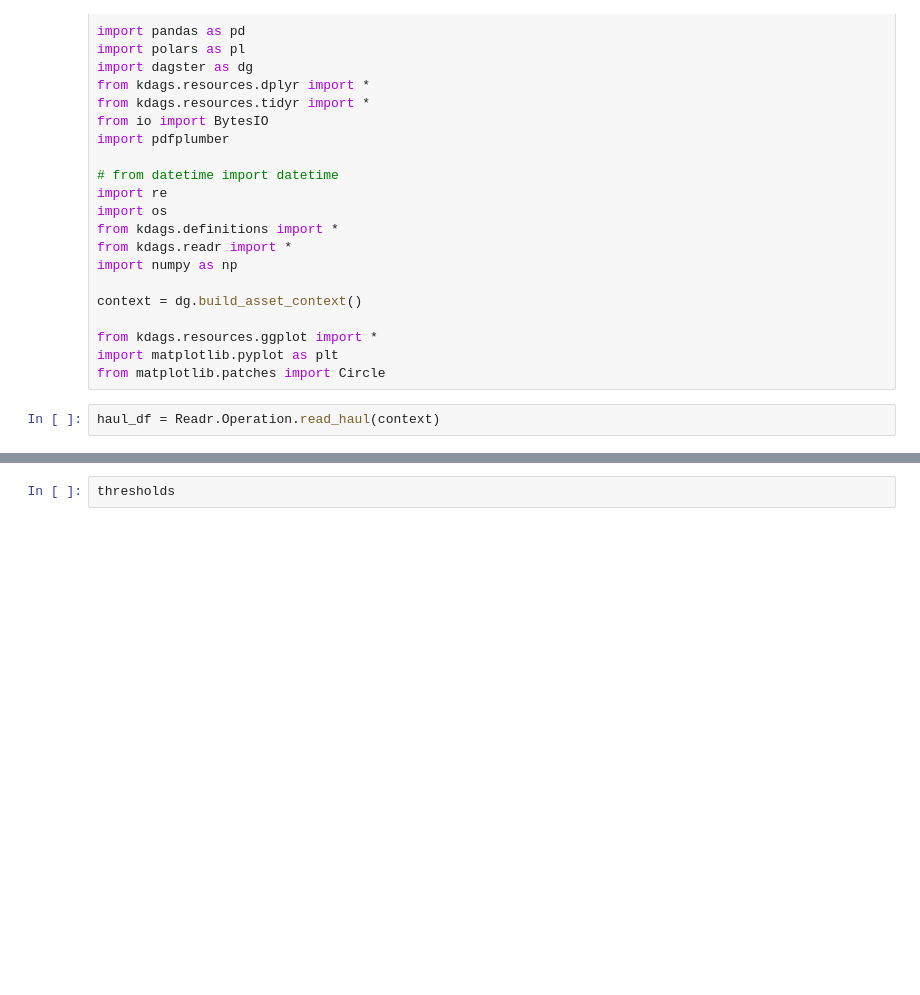
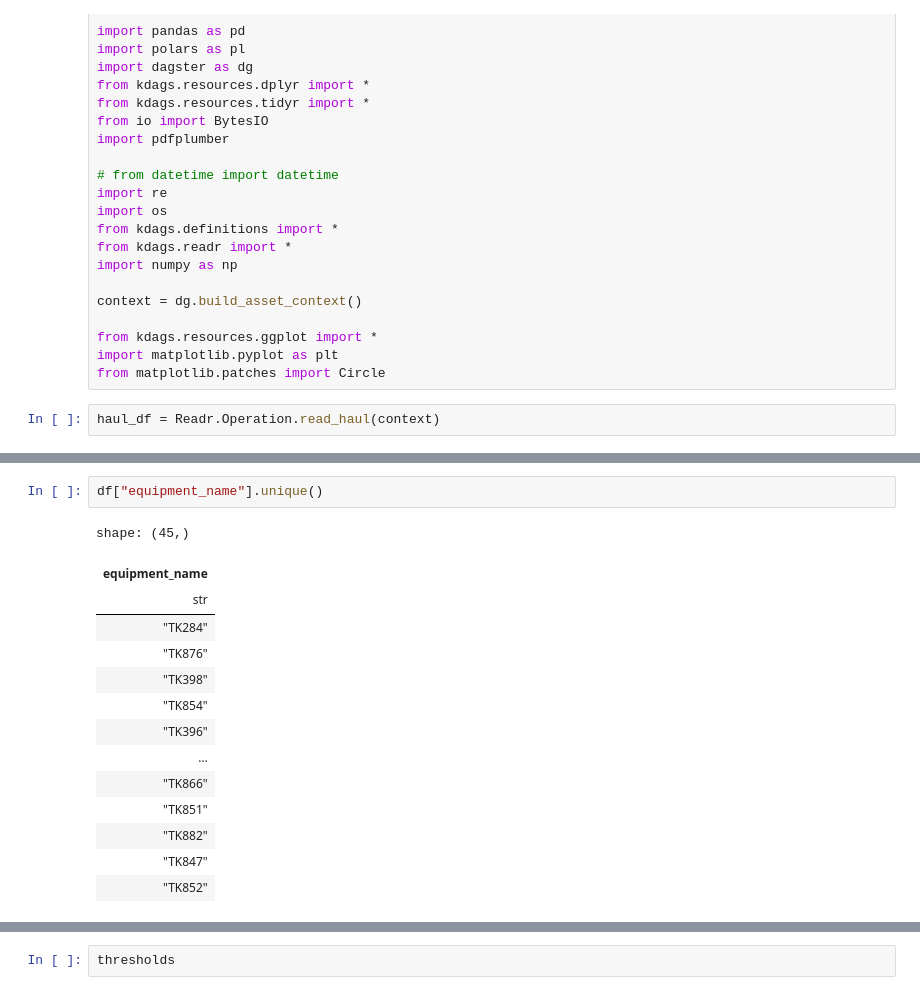
Before and after one commit to cecilvega/kbook, a Jupyter notebook: operation/plm.ipynb, the cells around one changed output, grey strips where cells are left out. Cells and saved outputs as stored; diff of their text form; blank space fills up the shorter version.

```diff
--- a/operation/plm.ipynb
+++ b/operation/plm.ipynb
@@ -79,6 +72,23 @@ shape: (1_183_732, 37)
 | 350.83 | "TK883" | 1.121843 | 157.0 | 268.32 | 1466 | ... |
 | 360.64 | "TK883" | 1.37052 | 157.0 | 299.46 | 4410 | ... |
 | 271.0 | "TK883" | 0.103472 | 157.11 | 227.85 | 1458 | ... |
+# %%
+df["equipment_name"].unique()
+# %% [output]
+shape: (45,)
+| equipment_name |
+| str |
+| "TK284" |
+| "TK876" |
+| "TK398" |
+| "TK854" |
+| "TK396" |
+| … |
+| "TK866" |
+| "TK851" |
+| "TK882" |
+| "TK847" |
+| "TK852" |
 # %%
 window_size = 30
 figsize = (14, 8)
```
Also changed, not shown: parts of 3 cells of this notebook, 3 other files.
